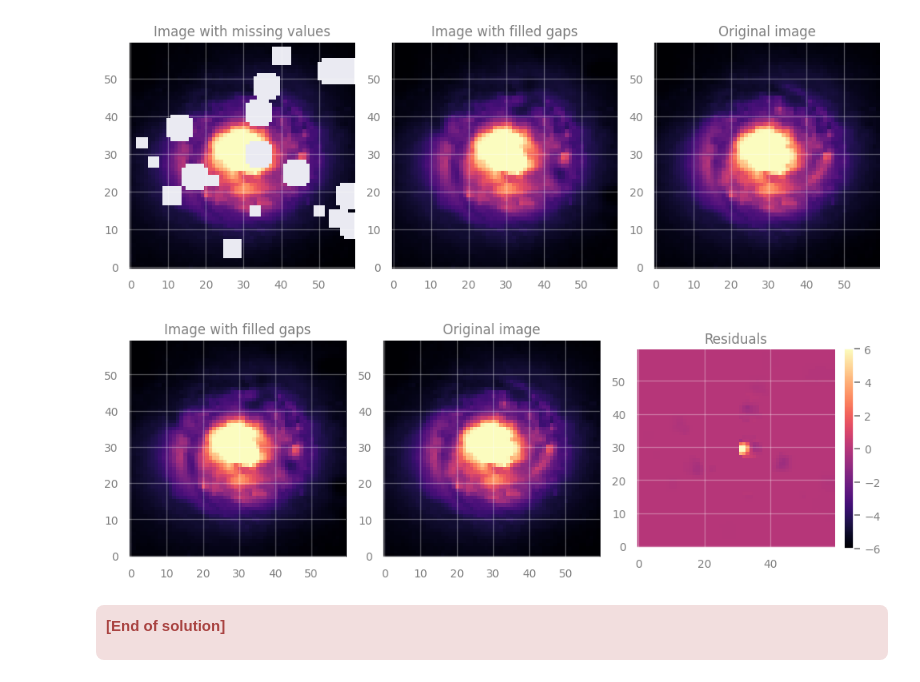
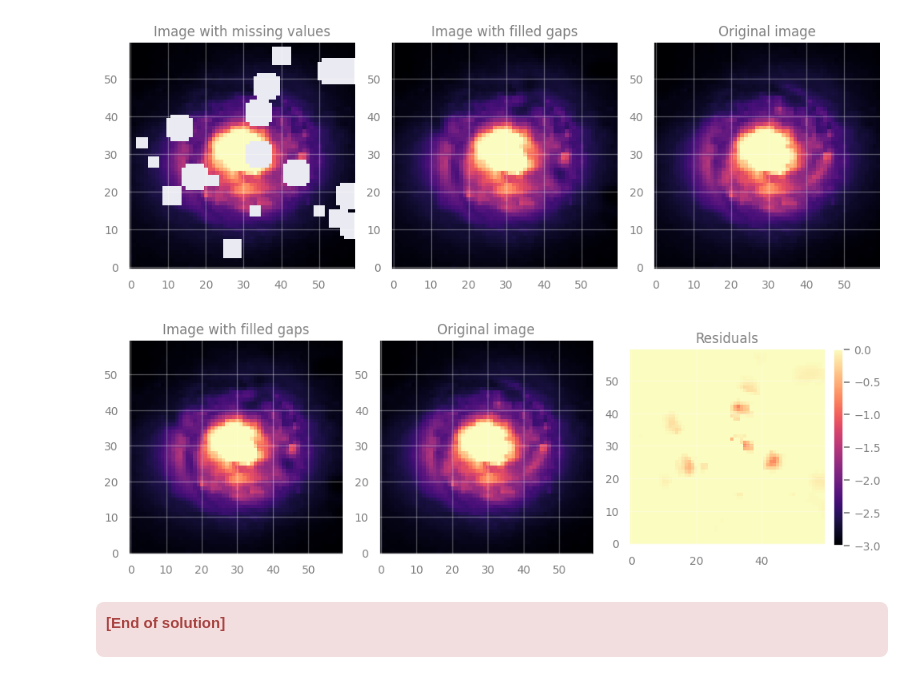
Before and after one commit to sghwang-cosmos/Astrostat-School-2026, a Jupyter notebook: Gaussian_Processes/Gaussian_Processes.ipynb, the cells around one changed output. Saved outputs shown, nothing was run; the diff lists cells and outputs as text; code cells hidden in the pictures.

```diff
--- a/Gaussian_Processes/Gaussian_Processes.ipynb
+++ b/Gaussian_Processes/Gaussian_Processes.ipynb
@@ -1011,8 +1017,8 @@ rng = np.random.default_rng(seed=1)
 # Define a kernel:
 #    - RBF is the radial basis function kernel
 #    - WhiteKernel handles noise in the data
-guess_l = 1.0
-guess_sigma_n = 0.3
+guess_l = 10
+guess_sigma_n = 1
 kernel = RBF(length_scale=guess_l) + WhiteKernel(noise_level=guess_sigma_n)
 
 # Initialize the Gaussian Process Regressor
@@ -1063,23 +1069,23 @@ plt.show()
 # %%
 # > Figure
 fig, axes = plt.subplots(figsize=(10, 4), nrows=1, ncols=3)
 
 # Apply ZScale interval for color scaling
 interval = ZScaleInterval()
 vmin, vmax = interval.get_limits(data)
 
 axes[0].set_title("Image with filled gaps", fontsize=12)
 axes[0].imshow(filled_data, cmap='magma', origin='lower', vmin=vmin, vmax=vmax)
 axes[1].set_title("Original image", fontsize=12)
 axes[1].imshow(data, cmap='magma', origin='lower', vmin=vmin, vmax=vmax)
 axes[2].set_title("Residuals", fontsize=12)
-im = axes[2].imshow(filled_data - data, cmap='magma', origin='lower', vmin=-6, vmax=6)
+im = axes[2].imshow(filled_data - data, cmap='magma', origin='lower', vmin=-3, vmax=0)
 fig.colorbar(im, ax=axes[2], fraction=0.046, pad=0.04)
 
 plt.tight_layout()
 plt.show()
 # %% [output]
-[figure, old version]
+[figure, new version]
 # %% [markdown]
 <div class="alert alert-danger" role="alert" style="border-radius: 8px; padding: 10px;">
 
```
Also changed, not shown: parts of 4 cells of this notebook.
